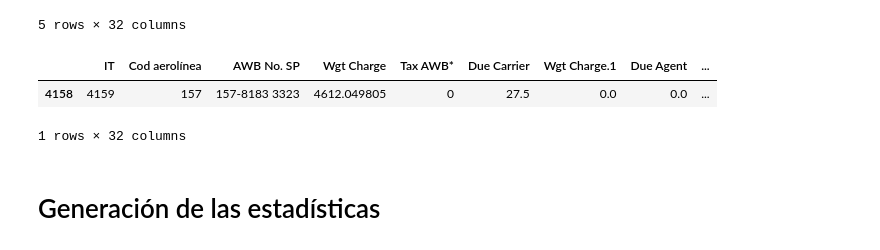
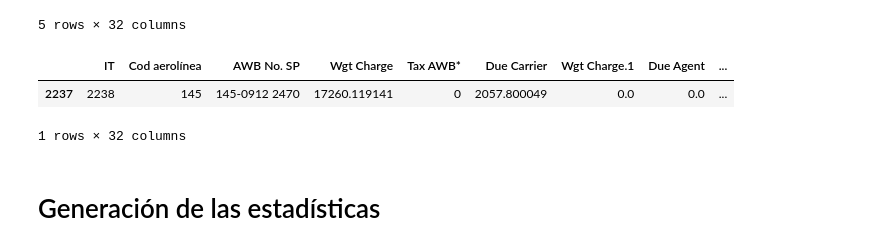
Before and after one commit to Lemito66/Maestria, a Jupyter notebook: Business_Analytics/TrabajoFinal/Clasificación_clientes_Agency_Cargo.ipynb, the cells around one changed output. Drawn from its saved outputs; the diff is of its cells as text; code cells hidden in the pictures.

```diff
--- a/Business_Analytics/TrabajoFinal/Clasificación_clientes_Agency_Cargo.ipynb
+++ b/Business_Analytics/TrabajoFinal/Clasificación_clientes_Agency_Cargo.ipynb
@@ -31,10 +31,10 @@ sales.sort_values(by='AWB Date', ascending = False).head()
 | 2846 | 2847 | 145 | 145-0955 4031 | 2691.209961 | 0 | 224.059998 | 0.0 | 0.0 | ... |
 5 rows × 32 columns
 # %%
-sales[sales['AWB No. SP'].str.contains('157-8183 3323')]
+sales[sales['AWB No. SP'].str.contains('145-0912 2470|235-0283 6875|145-0912 2724|')]
 # %% [output]
 |  | IT | Cod aerolínea | AWB No. SP | Wgt Charge | Tax AWB* | Due Carrier | Wgt Charge.1 | Due Agent | ... |
-| 4158 | 4159 | 157 | 157-8183 3323 | 4612.049805 | 0 | 27.5 | 0.0 | 0.0 | ... |
+| 2237 | 2238 | 145 | 145-0912 2470 | 17260.119141 | 0 | 2057.800049 | 0.0 | 0.0 | ... |
 1 rows × 32 columns
 # %%
 sales[sales['ID CLIENTE'].str.contains('5003103483|')]
```
